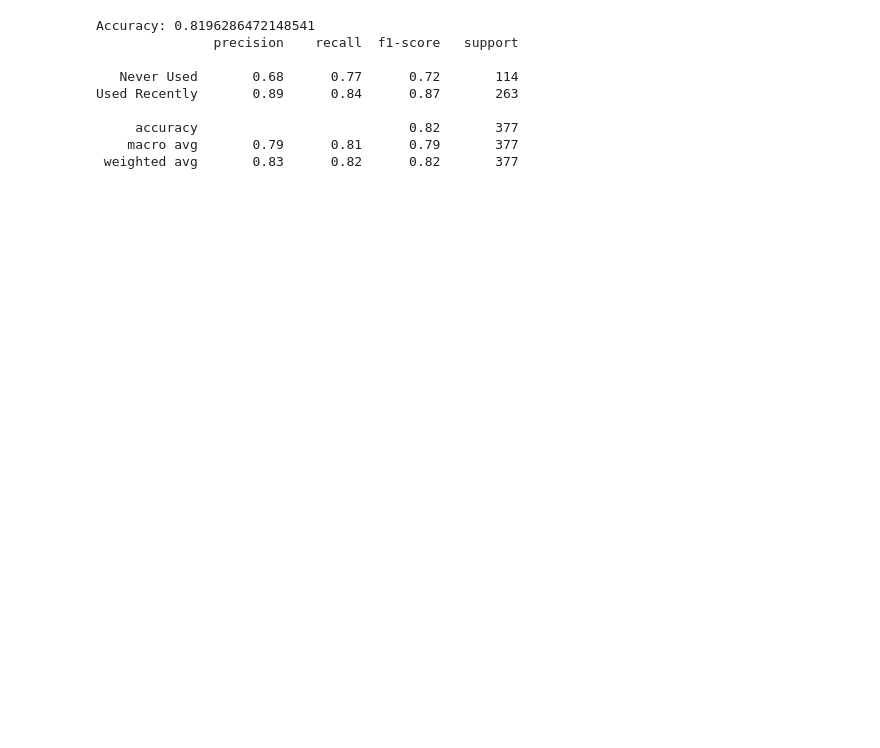
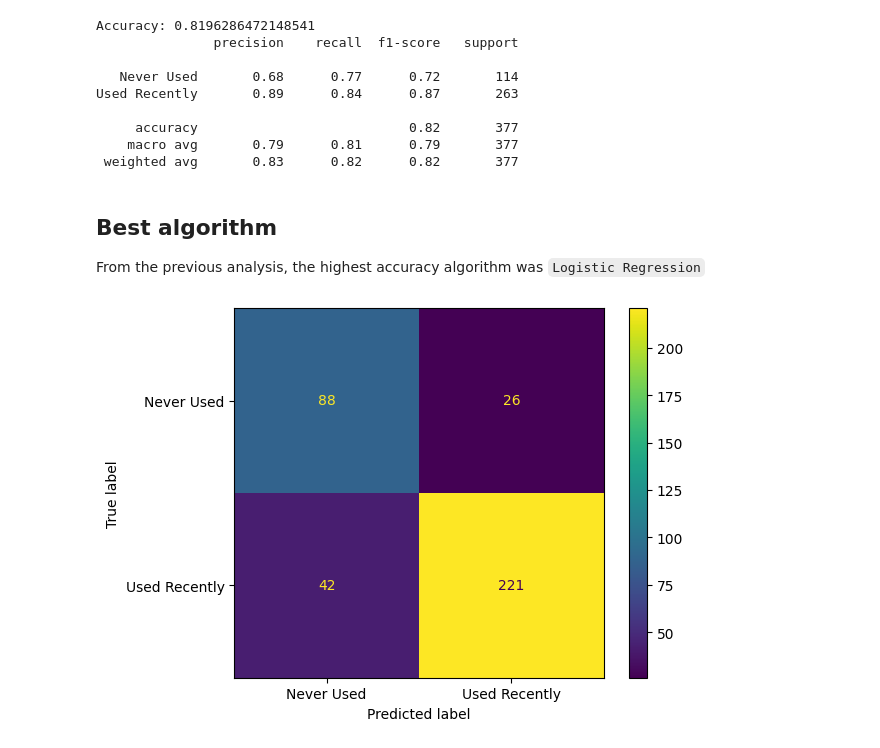
Before and after one commit to JorgeRestivo/IA2-2324, a Jupyter notebook: cannabis_consumption.ipynb, the cells around one changed output. Drawn from its saved outputs; the diff is of its cells as text; code cells hidden in the pictures; blank space fills up the shorter version.

```diff
--- a/cannabis_consumption.ipynb
+++ b/cannabis_consumption.ipynb
@@ -190,3 +207,17 @@ Used Recently       0.89      0.84      0.87       263
      accuracy                           0.82       377
     macro avg       0.79      0.81      0.79       377
  weighted avg       0.83      0.82      0.82       377
+# %% [markdown]
+## Best algorithm
+
+From the previous analysis, the highest accuracy algorithm was `Logistic Regression`
+# %%
+from sklearn.metrics import confusion_matrix, ConfusionMatrixDisplay
+
+confusion = confusion_matrix(y_test, predictions)
+
+ConfusionMatrixDisplay(confusion_matrix = confusion, display_labels = ["Never Used", "Used Recently"]).plot()
+
+plt.show()
+# %% [output]
+[figure, added]
```
Also changed, not shown: parts of 11 cells of this notebook, 1 other file.
